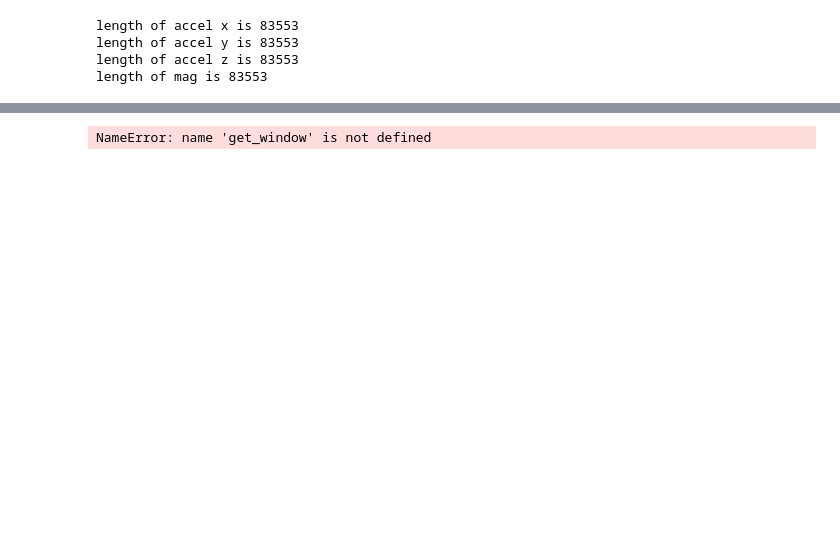
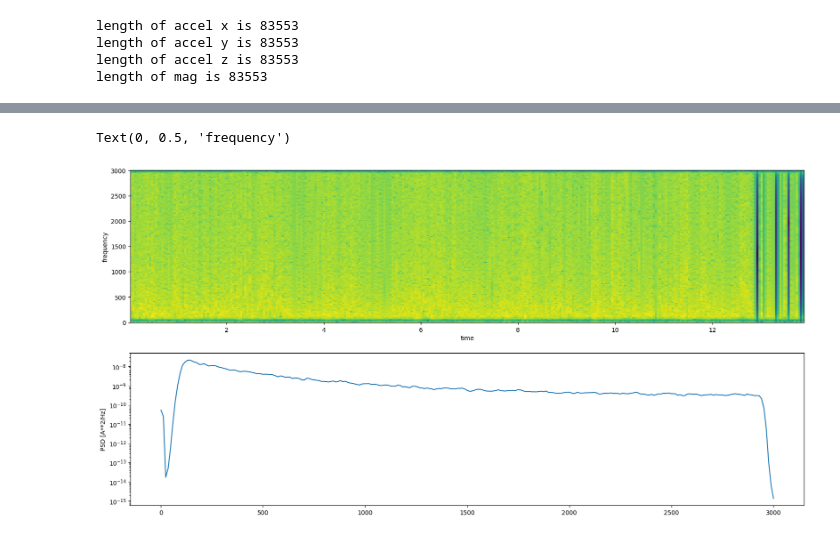
Before and after one commit to mcrooks83/osteosense_vag, a Jupyter notebook: notebooks/2.0.0.vag_explore.ipynb, the cells around one changed output, grey strips where cells are left out. Saved outputs shown, nothing was run; the diff lists cells and outputs as text; code cells hidden in the pictures; blank space fills up the shorter version.

```diff
--- a/notebooks/2.0.0.vag_explore.ipynb
+++ b/notebooks/2.0.0.vag_explore.ipynb
@@ -210,18 +208,19 @@ for bar in bars:
 # %%
-segment_length = 128  # Length of each segment
-overlap = 120 #segment_length // 2  # 50% overlap
+segment_length = 512  # Length of each segment
+overlap = segment_length // 2  # 50% overlap
 window = get_window('hann', segment_length)  # Hann window
 
 # Compute the power spectral density
 f_welch, psd = welch(f_a_mag, fs=sampling_rate, window=window, nperseg=segment_length, noverlap=overlap, scaling='density')
 
 frequencies, times, Sxx = spectrogram(f_a_mag, fs=sampling_rate, window=window, nperseg=segment_length, noverlap=overlap, scaling='density')
 
 fig, ax = plt.subplots(2,1, figsize=(20, 10))
 ax[1].semilogy(f_welch, psd)
 ax[0].pcolormesh(times, frequencies, 10 * np.log10(Sxx), shading='auto')
 ax[1].set_ylabel('PSD [A**2/Hz]')
 ax[0].set_xlabel("time")
 ax[0].set_ylabel("frequency")
 # %% [output]
-NameError: name 'get_window' is not defined
+Text(0, 0.5, 'frequency')
+[figure, added]
```
Also changed, not shown: parts of 8 cells of this notebook, 16 other files.
